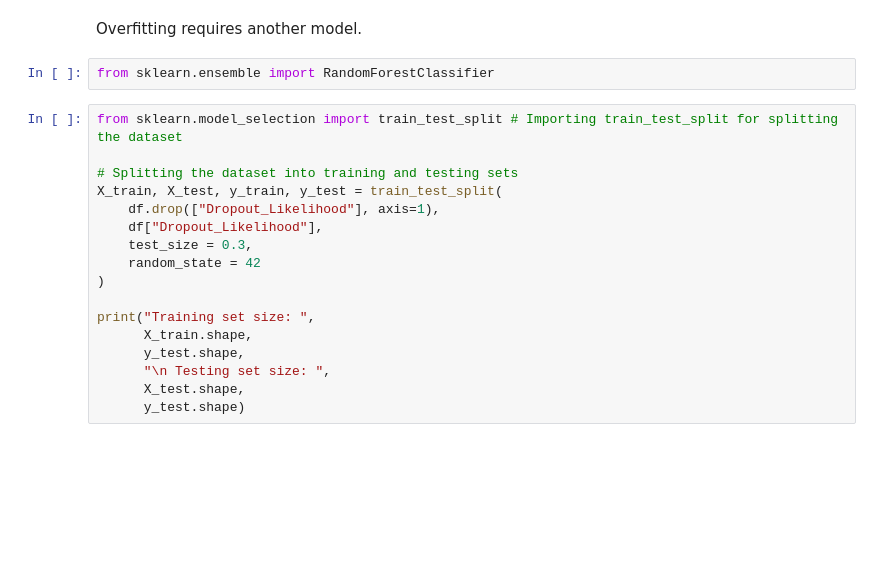
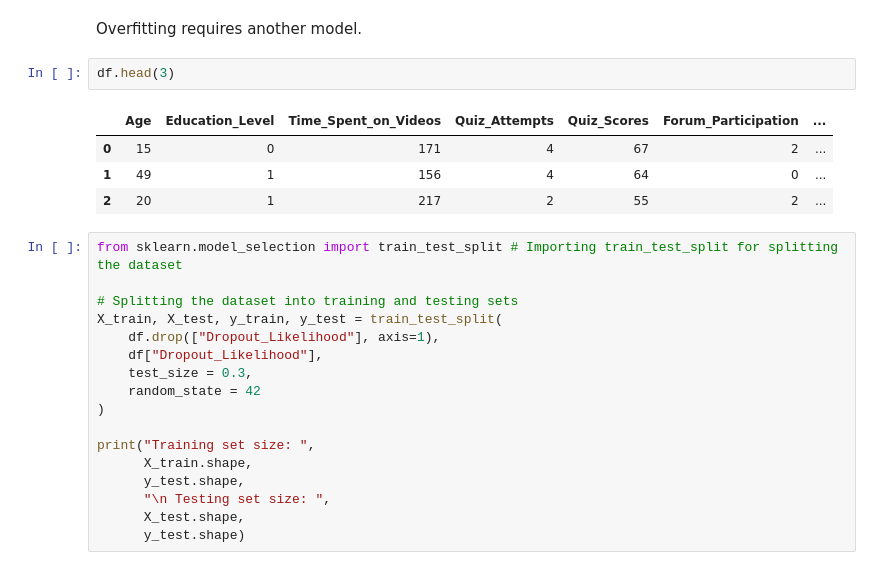
Before and after one commit to narendran-manoharan/synthetic_learning_behavior_analysis, a Jupyter notebook: project_work-jupyter_notebooks/synthetic_learning_behavior_analysis_transform02.ipynb, the cells around one changed output. Drawn from its saved outputs; the diff is of its cells as text; blank space fills up the shorter version.

```diff
--- a/project_work-jupyter_notebooks/synthetic_learning_behavior_analysis_transform02.ipynb
+++ b/project_work-jupyter_notebooks/synthetic_learning_behavior_analysis_transform02.ipynb
@@ -418,8 +418,13 @@ I added a class_weight = balance to deal with the issue of imblanced data. I no
 Precision and F-score are ill-defined and being set to 0.0 in labels with no predicted samples. Use zero_division parameter to control this behavior.
 # %% [markdown]
 Overfitting requires another model.
-# %%
-from sklearn.ensemble import RandomForestClassifier
+# %%
+df.head(3)
+# %% [output]
+|  | Age | Education_Level | Time_Spent_on_Videos | Quiz_Attempts | Quiz_Scores | Forum_Participation | ... |
+| 0 | 15 | 0 | 171 | 4 | 67 | 2 | ... |
+| 1 | 49 | 1 | 156 | 4 | 64 | 0 | ... |
+| 2 | 20 | 1 | 217 | 2 | 55 | 2 | ... |
 # %%
 from sklearn.model_selection import train_test_split # Importing train_test_split for splitting the dataset
 
```
Also changed, not shown: parts of 8 cells of this notebook.
